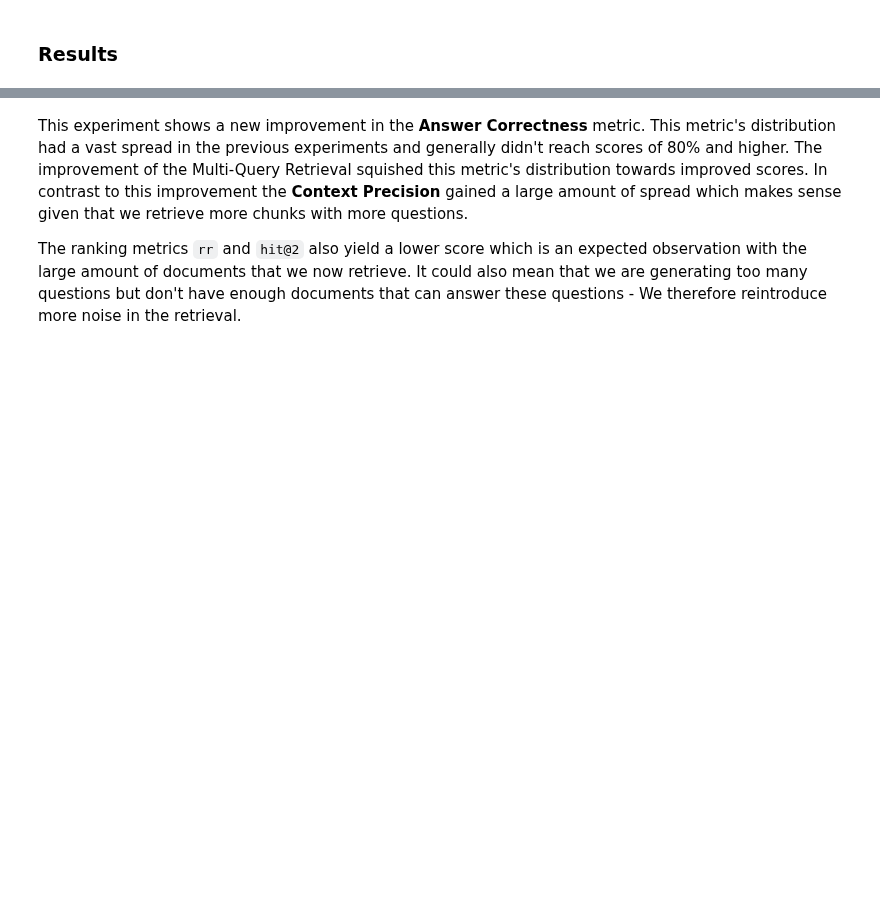
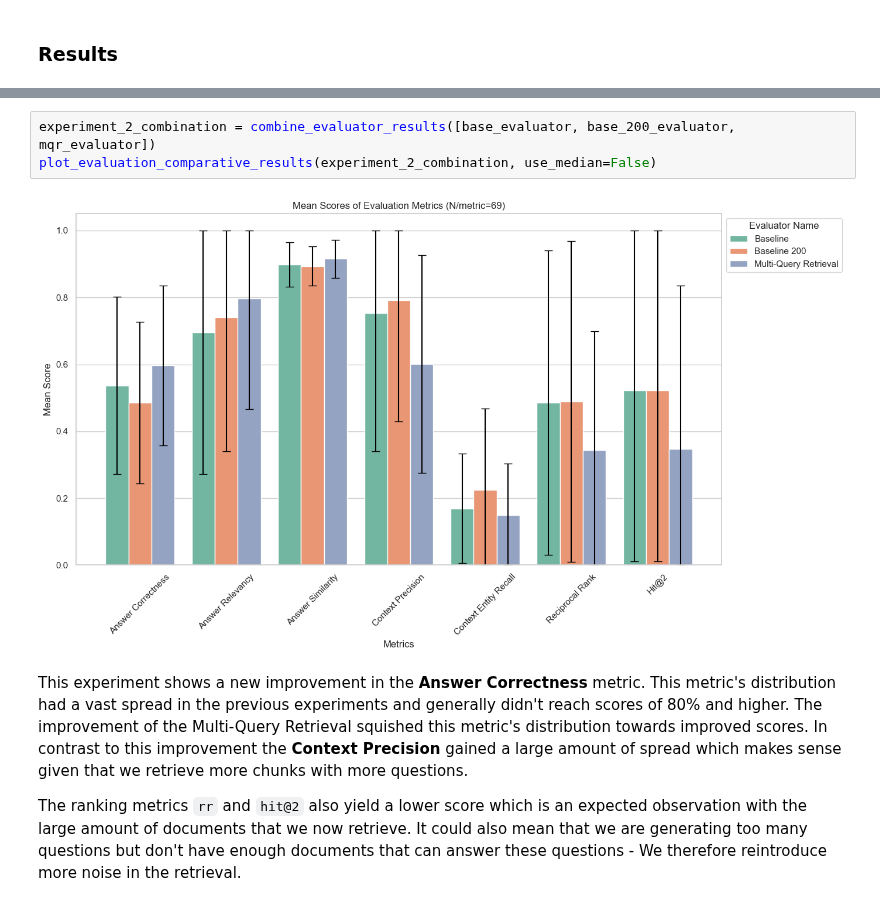
Before and after one commit to fhnw-ivy/npr-rag, a Jupyter notebook: main.ipynb, the cells around one changed output, grey strips where cells are left out. Cells and saved outputs as stored; diff of their text form; blank space fills up the shorter version.

```diff
--- a/main.ipynb
+++ b/main.ipynb
@@ -525,3 +760,8 @@ mqr_evaluator.plot_summary()
+# %%
+experiment_2_combination = combine_evaluator_results([base_evaluator, base_200_evaluator, mqr_evaluator])
+plot_evaluation_comparative_results(experiment_2_combination, use_median=False)
+# %% [output]
+[figure, added]
 # %% [markdown]
 This experiment shows a new improvement in the **Answer Correctness** metric. This metric's distribution had a vast spread in the previous experiments and generally didn't reach scores of 80% and higher. The improvement of the Multi-Query Retrieval squished this metric's distribution towards improved scores. In contrast to this improvement the **Context Precision** gained a large amount of spread which makes sense given that we retrieve more chunks with more questions.
 
```
Also changed, not shown: parts of 37 cells of this notebook, 1 other file.
